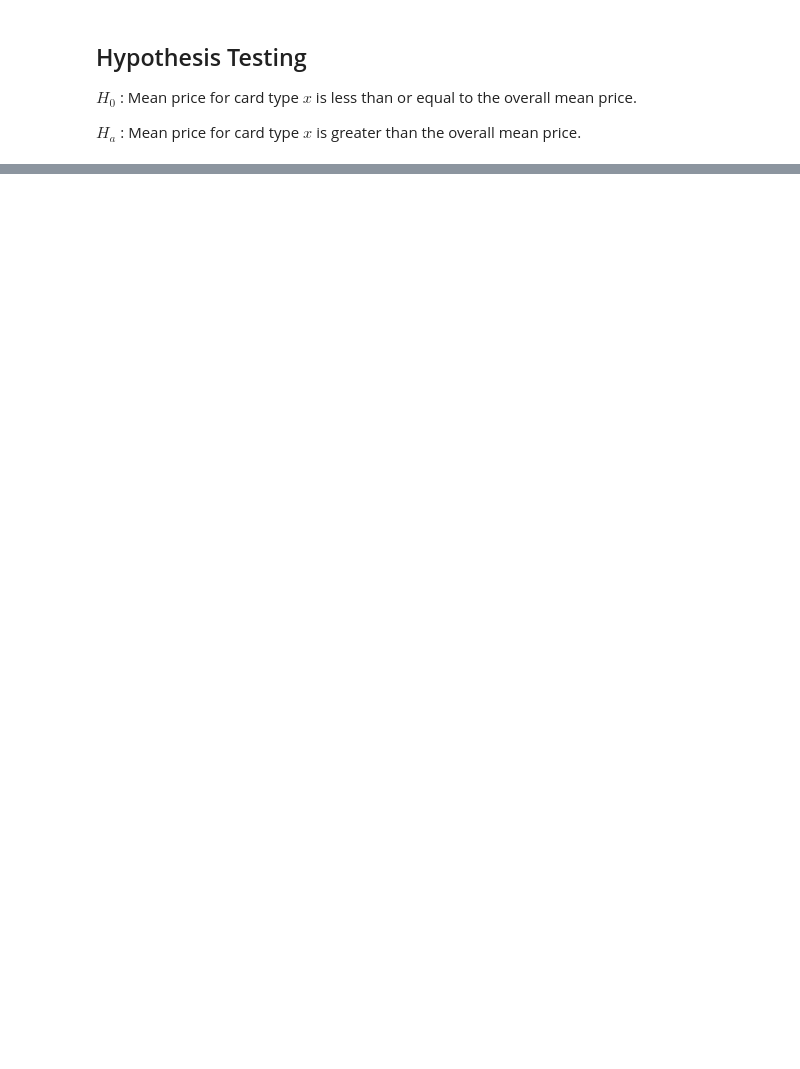
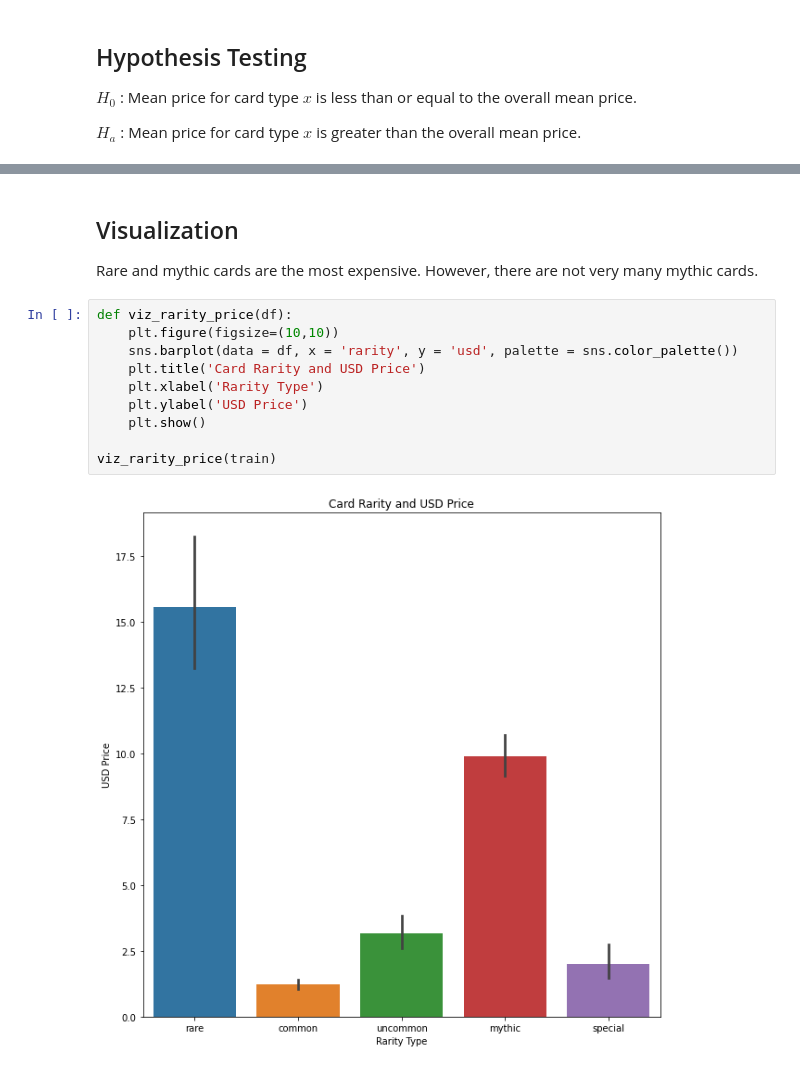
Before and after one commit to Jemison-DavidJasonStephenVasiliy/MTG-Project, a Jupyter notebook: Stephen/answers_for_monday_stephen.ipynb, the cells around one changed output, grey strips where cells are left out. Saved outputs shown, nothing was run; the diff lists cells and outputs as text; blank space fills up the shorter version.

```diff
--- a/Stephen/answers_for_monday_stephen.ipynb
+++ b/Stephen/answers_for_monday_stephen.ipynb
@@ -217,0 +344,15 @@ train.
+# %% [markdown]
+## Visualization
+Rare and mythic cards are the most expensive.  However, there are not very many mythic cards.
+# %%
+def viz_rarity_price(df):
+    plt.figure(figsize=(10,10))
+    sns.barplot(data = df, x = 'rarity', y = 'usd', palette = sns.color_palette())
+    plt.title('Card Rarity and USD Price')
+    plt.xlabel('Rarity Type')
+    plt.ylabel('USD Price')
+    plt.show()
+
+viz_rarity_price(train)
+# %% [output]
+[figure, added]
```
Also changed, not shown: parts of 33 cells of this notebook.
